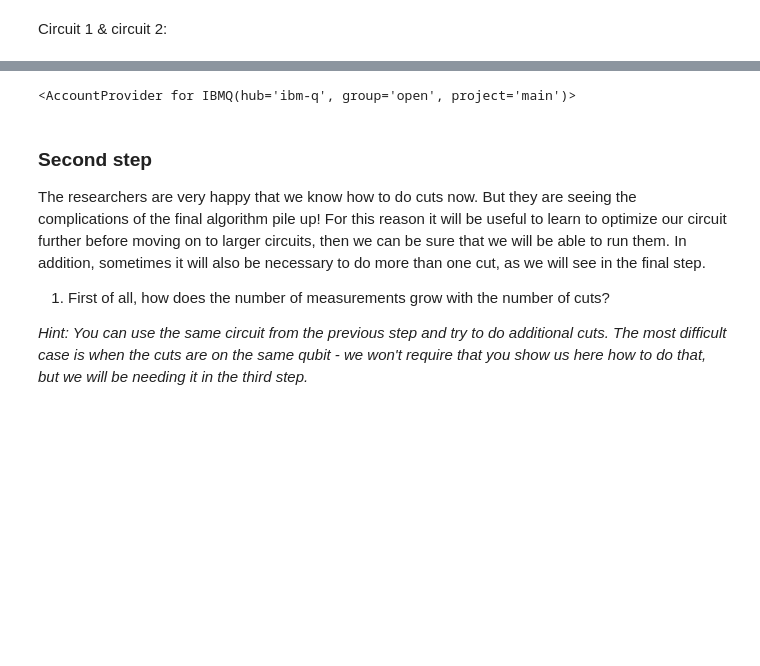
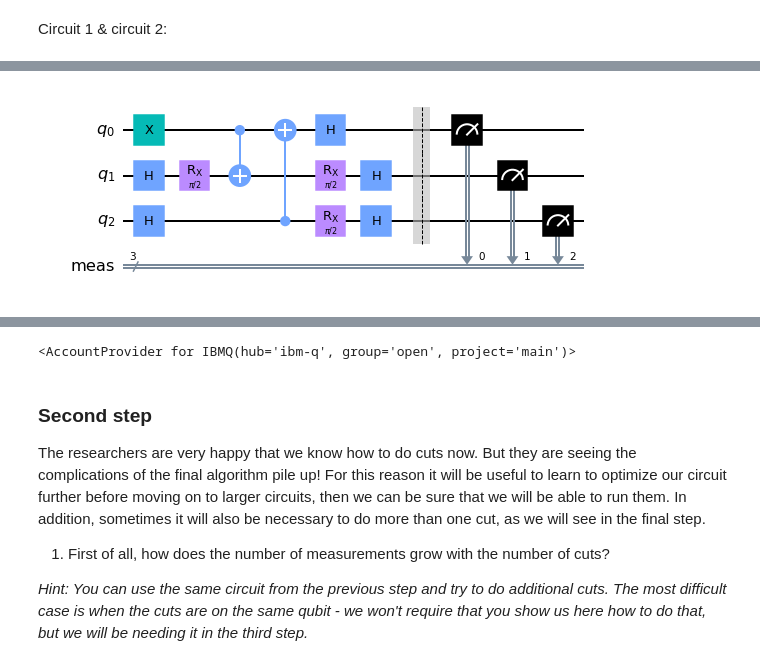
Before and after one commit to wiskasEpiphi/Qiskit-Hackathon-BCN, a Jupyter notebook: challenges/BSC_challenge.ipynb, the cells around one changed output, grey strips where cells are left out. Saved outputs shown, nothing was run; the diff lists cells and outputs as text; code cells hidden in the pictures; blank space fills up the shorter version.

```diff
--- a/challenges/BSC_challenge.ipynb
+++ b/challenges/BSC_challenge.ipynb
@@ -501,4 +541,8 @@ print(results_2)
 [1.0, 1.0, 1.0, 1.0, 1.0, 1.0, 1.0, 1.0]
+# %%
+circuit2.draw('mpl')
+# %% [output]
+[figure, added]
 # %%
 coefficients_c = [0.5, 0.5, 0.5, -0.5, 0.5, -0.5,0.5, -0.5]
 state_reconstructed = []
```
Also changed, not shown: parts of 12 cells of this notebook.
